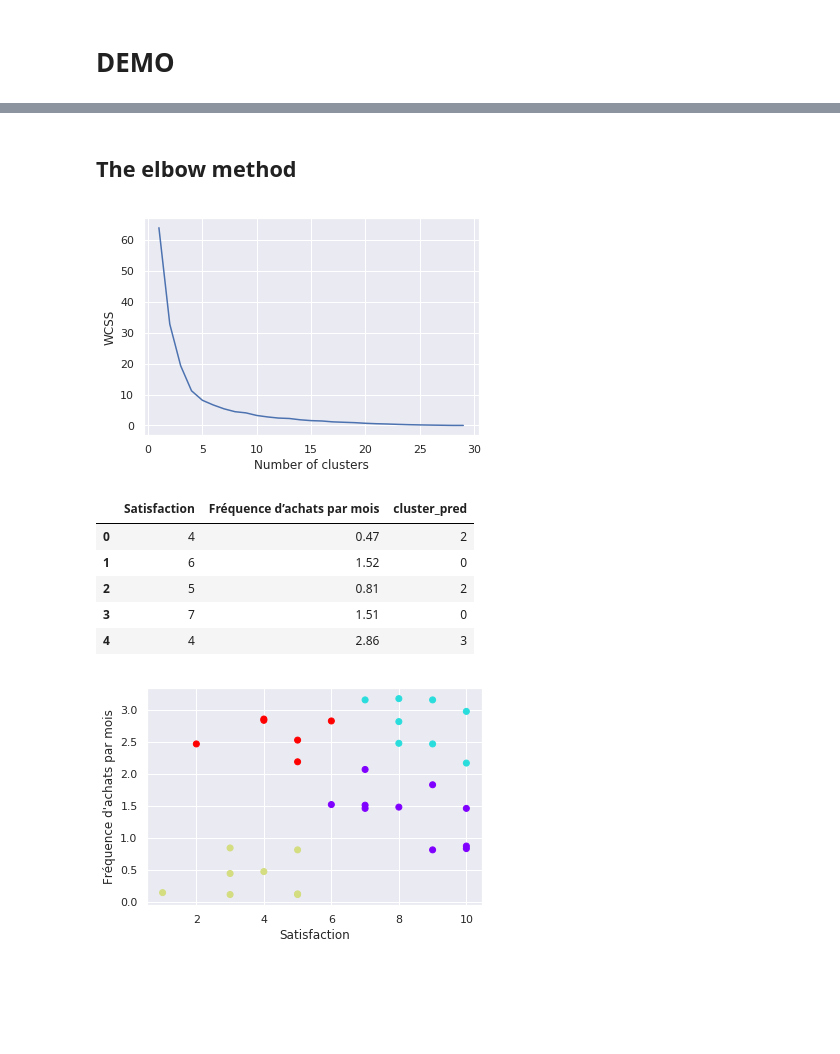
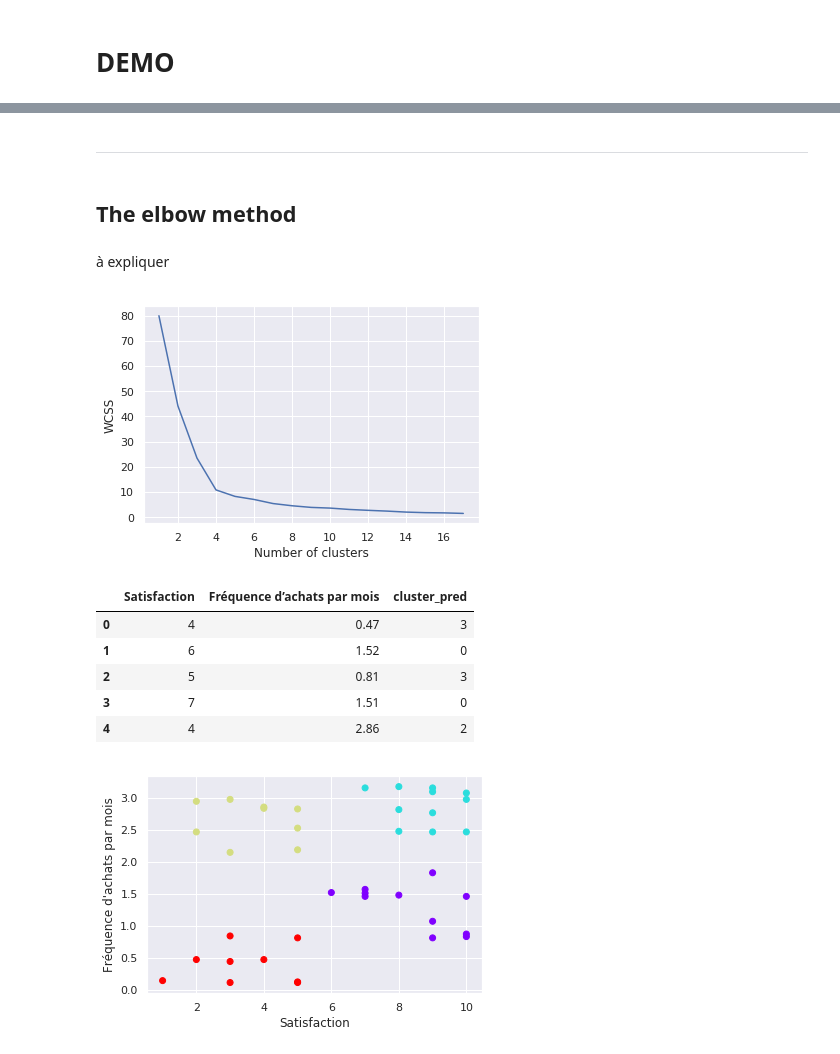
Before and after one commit to soumayaihihi/demo-playground, a Jupyter notebook: formation_IA_clustering_Kmeans.ipynb, the cells around one changed output, grey strips where cells are left out. Drawn from its saved outputs; the diff is of its cells as text; code cells hidden in the pictures; blank space fills up the shorter version.

```diff
--- a/formation_IA_clustering_Kmeans.ipynb
+++ b/formation_IA_clustering_Kmeans.ipynb
@@ -140,20 +156,24 @@ VBox(children=(HBox(children=(IntSlider(value=2, description='Number of clusters
+# %% [markdown]
+******************************************************************************************************************
 # %% [markdown]
 ## The elbow method
+# %% [markdown]
+à expliquer
 # %%
 wcss = []
 
-for i in range(1,30):
+for i in range(1,18):
     kmeans = KMeans(i)
     kmeans.fit(x_scaled)
     wcss.append(kmeans.inertia_)
 #wcss
 # %%
-plt.plot(range(1,30), wcss)
+plt.plot(range(1,18), wcss)
 plt.xlabel('Number of clusters')
 plt.ylabel('WCSS')
 plt.show()
 # %% [output]
-[figure, old version]
+[figure, new version]
 # %%
 kmeans_new = KMeans(4)
 kmeans.fit(x_scaled)
@@ -162,15 +182,15 @@ cluster_new['cluster_pred'] = kmeans_new.fit_predict(x_scaled)
 cluster_new.head()
 # %% [output]
 |  | Satisfaction | Fréquence d’achats par mois | cluster_pred |
-| 0 | 4 | 0.47 | 2 |
+| 0 | 4 | 0.47 | 3 |
 | 1 | 6 | 1.52 | 0 |
-| 2 | 5 | 0.81 | 2 |
+| 2 | 5 | 0.81 | 3 |
 | 3 | 7 | 1.51 | 0 |
-| 4 | 4 | 2.86 | 3 |
+| 4 | 4 | 2.86 | 2 |
 # %%
 plt.scatter(cluster_new['Satisfaction'], cluster_new['Fréquence d’achats par mois'], c = cluster_new['cluster_pred'], cmap = 'rainbow')
 plt.xlabel("Satisfaction")
 plt.ylabel("Fréquence d'achats par mois")
 plt.show()
 # %% [output]
-[figure, old version]
+[figure, new version]
```
Also changed, not shown: parts of 16 cells of this notebook, 2 other files.
